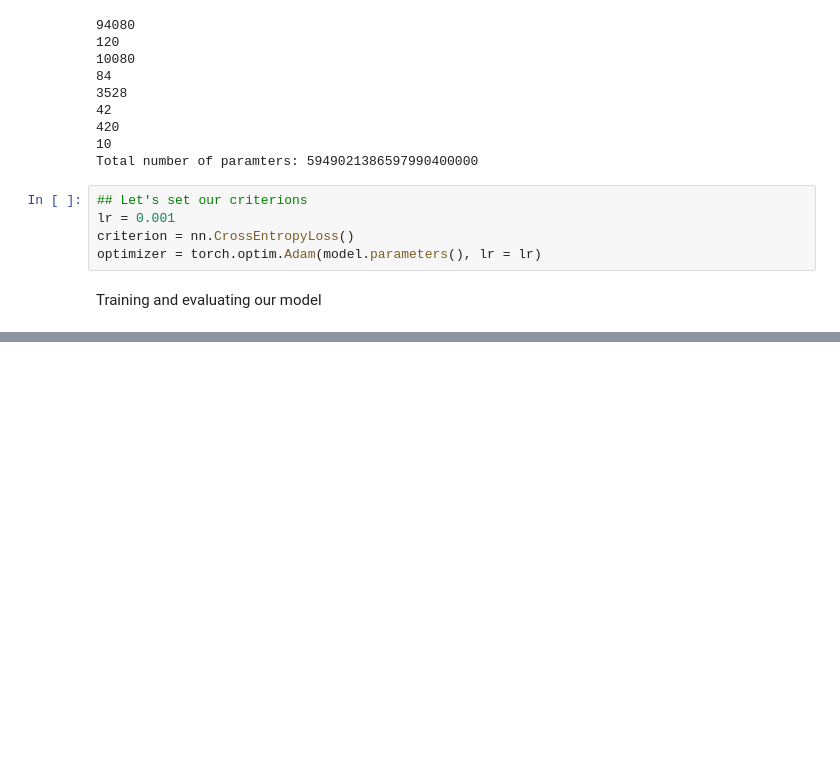
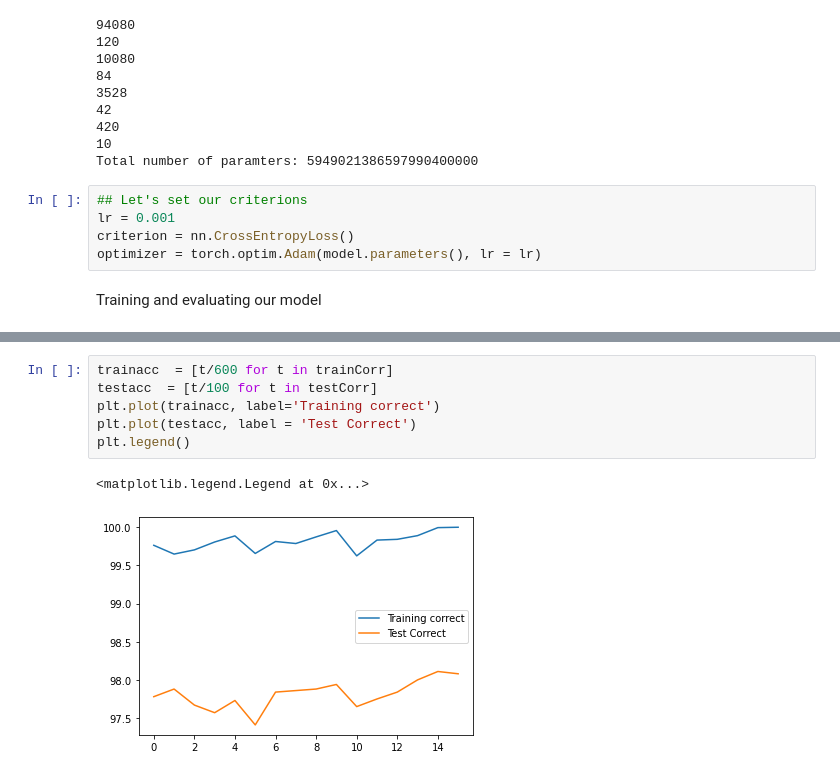
Before and after one commit to ShashwatVv/naiveDL, a Jupyter notebook: ANN_with_Mnist.ipynb, the cells around one changed output, grey strips where cells are left out. Saved outputs shown, nothing was run; the diff lists cells and outputs as text; blank space fills up the shorter version.

```diff
--- a/ANN_with_Mnist.ipynb
+++ b/ANN_with_Mnist.ipynb
@@ -222,0 +248,9 @@ print("Total time in training:", (end-start)/60, 'minutes')
+# %%
+trainacc  = [t/600 for t in trainCorr]
+testacc  = [t/100 for t in testCorr]
+plt.plot(trainacc, label='Training correct')
+plt.plot(testacc, label = 'Test Correct')
+plt.legend()
+# %% [output]
+<matplotlib.legend.Legend at 0x...>
+[figure, added]
```
Also changed, not shown: parts of 5 cells of this notebook.
